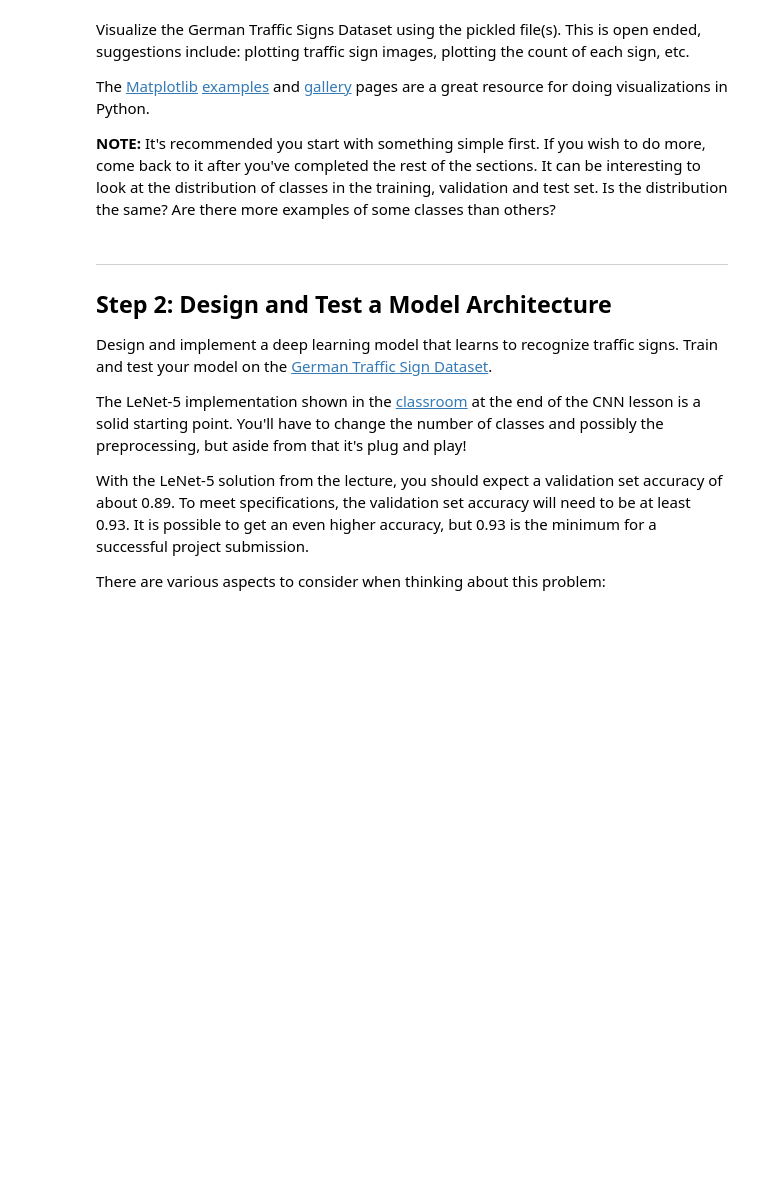
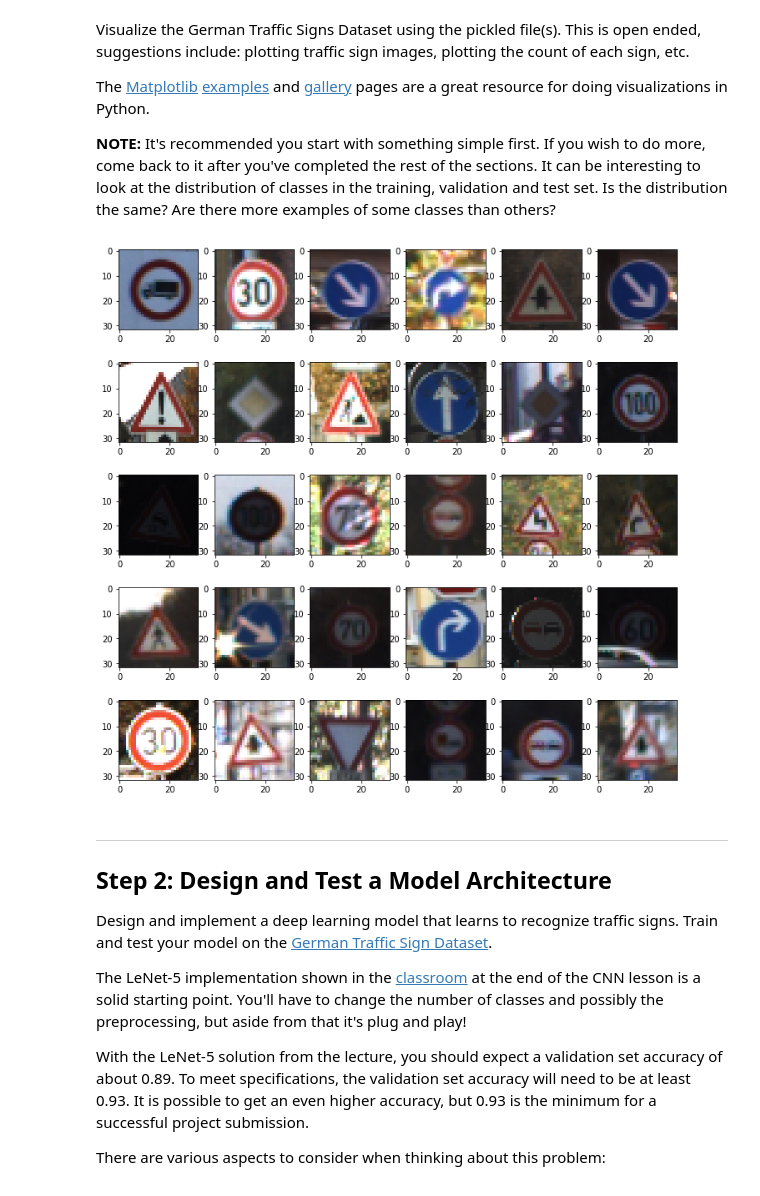
Before and after one commit to yu-iskw/CarND-Traffic-Sign-Classifier-Project, a Jupyter notebook: Traffic_Sign_Classifier.assignment.ipynb, the cells around one changed output. Saved outputs shown, nothing was run; the diff lists cells and outputs as text; code cells hidden in the pictures; blank space fills up the shorter version.

```diff
--- a/Traffic_Sign_Classifier.assignment.ipynb
+++ b/Traffic_Sign_Classifier.assignment.ipynb
@@ -113,3 +110,11 @@ import matplotlib.pyplot as plt
+# %%
+plt.figure(figsize=(12, 12))
+for i in range(0, 30):
+    image = X_test[i].squeeze()
+    plt.subplot(5, 6, i + 1)
+    plt.imshow(image, vmin=0, vmax=255)
+# %% [output]
+[figure, added]
 # %% [markdown]
 ----
 
```
Also changed, not shown: parts of 35 cells of this notebook, 24 other files.
